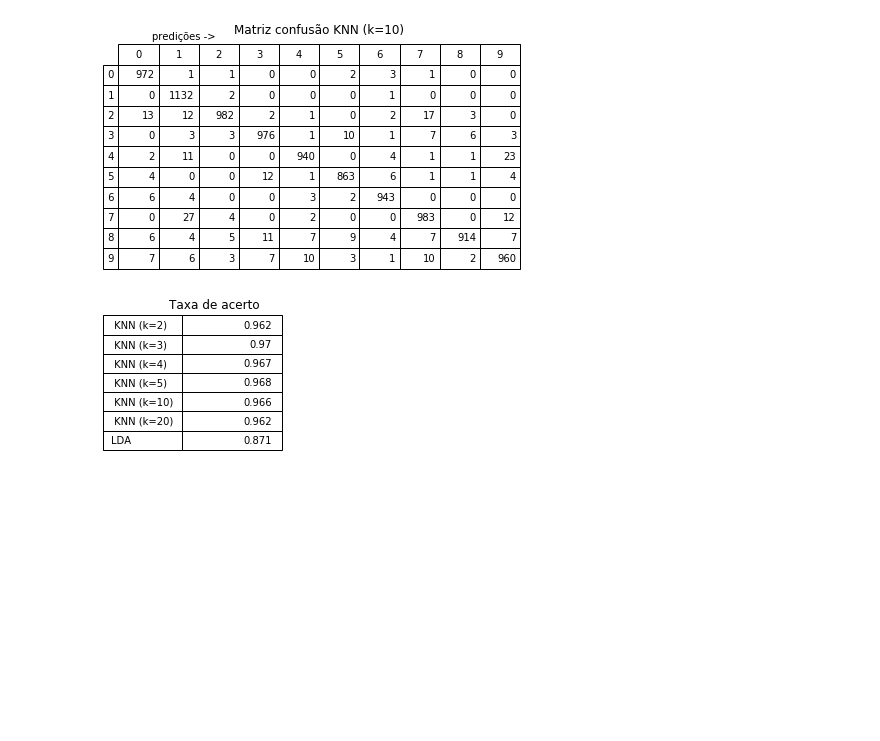
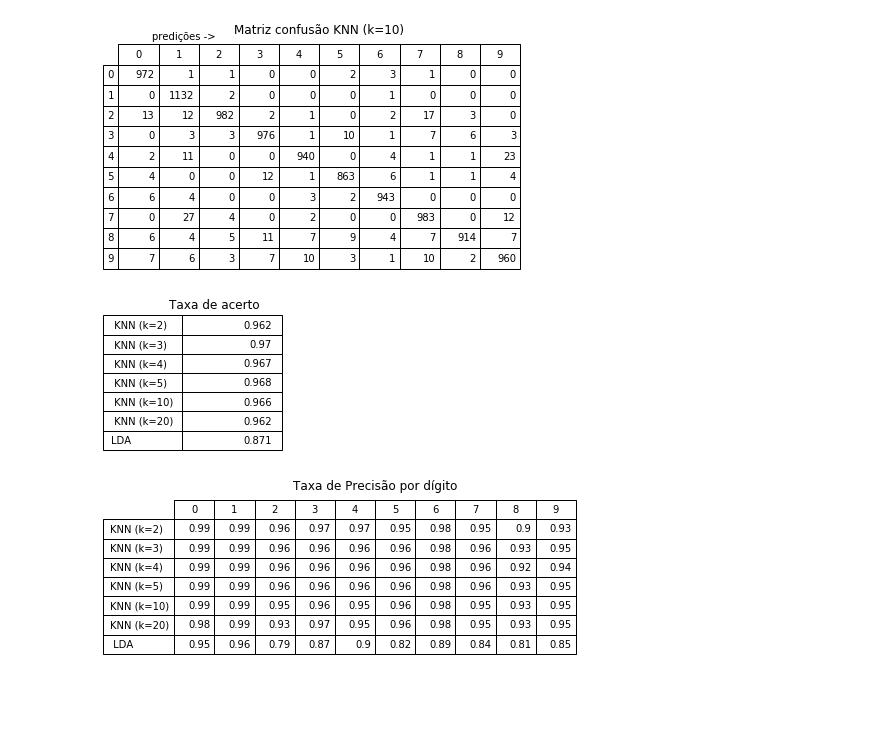
Before and after one commit to siqueiralex/knn_lda_mnist, a Jupyter notebook: Plotting Routines.ipynb, the cells around one changed output. Saved outputs shown, nothing was run; the diff lists cells and outputs as text; code cells hidden in the pictures; blank space fills up the shorter version.

Commit message:
plotting and results

```diff
--- a/Plotting Routines.ipynb
+++ b/Plotting Routines.ipynb
@@ -89,3 +89,18 @@ plt.axis('off')
 plt.show()
 # %% [output]
 [figure]
+# %%
+mat_hit_rate = [[0.99, 0.99, 0.96, 0.97, 0.97, 0.95, 0.98, 0.95, 0.90, 0.93],[0.99, 0.99, 0.96, 0.96, 0.96, 0.96, 0.98, 0.96, 0.93, 0.95],[0.99, 0.99, 0.96, 0.96, 0.96,  0.96, 0.98, 0.96, 0.92, 0.94],[0.99, 0.99, 0.96, 0.96, 0.96, 0.96, 0.98, 0.96, 0.93, 0.95],[0.99, 0.99, 0.95, 0.96, 0.95, 0.96, 0.98, 0.95, 0.93, 0.95],[0.98, 0.99, 0.93, 0.97, 0.95, 0.96, 0.98,  0.95, 0.93, 0.95],[0.95, 0.96, 0.79, 0.87, 0.90, 0.82, 0.89, 0.84, 0.81,  0.85]]
+# %%
+fig, ax = plt.subplots()
+ax.xaxis.set_visible(False)
+ax.yaxis.set_visible(False)
+col_labels=[0,1,2,3,4,5,6,7,8,9]
+row_labels=["KNN (k=2)","KNN (k=3)","KNN (k=4)","KNN (k=5)","KNN (k=10)","KNN (k=20)"," LDA " ]
+table = ax.table(cellText=mat_hit_rate, colLabels=col_labels, rowLabels=row_labels , loc='upper center')
+table.scale(1.2,1.6)
+plt.title("Taxa de Precisão por dígito")
+plt.axis('off')
+plt.show()
+# %% [output]
+[figure, added]
```
Also changed, not shown: parts of 4 cells of this notebook, 1 other file.
